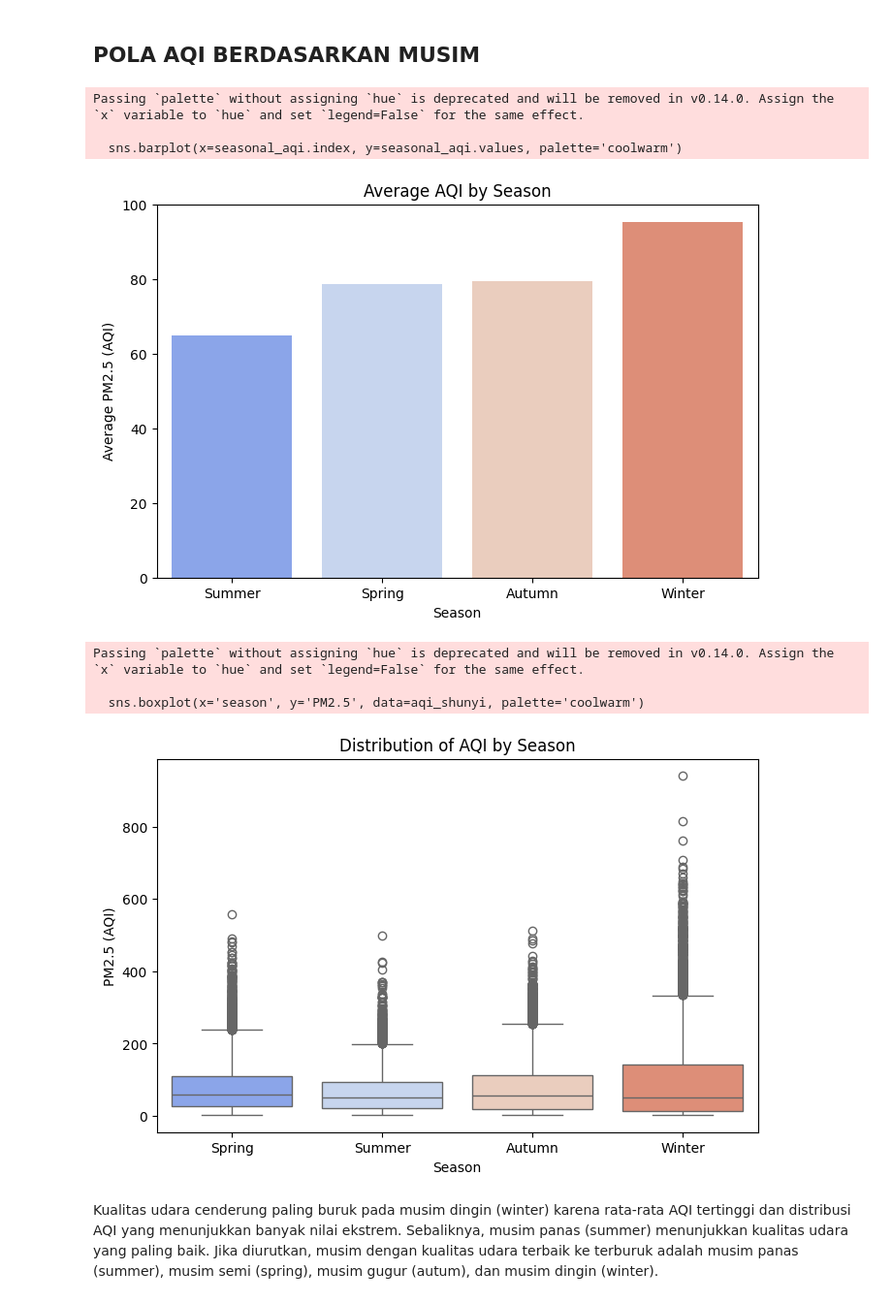
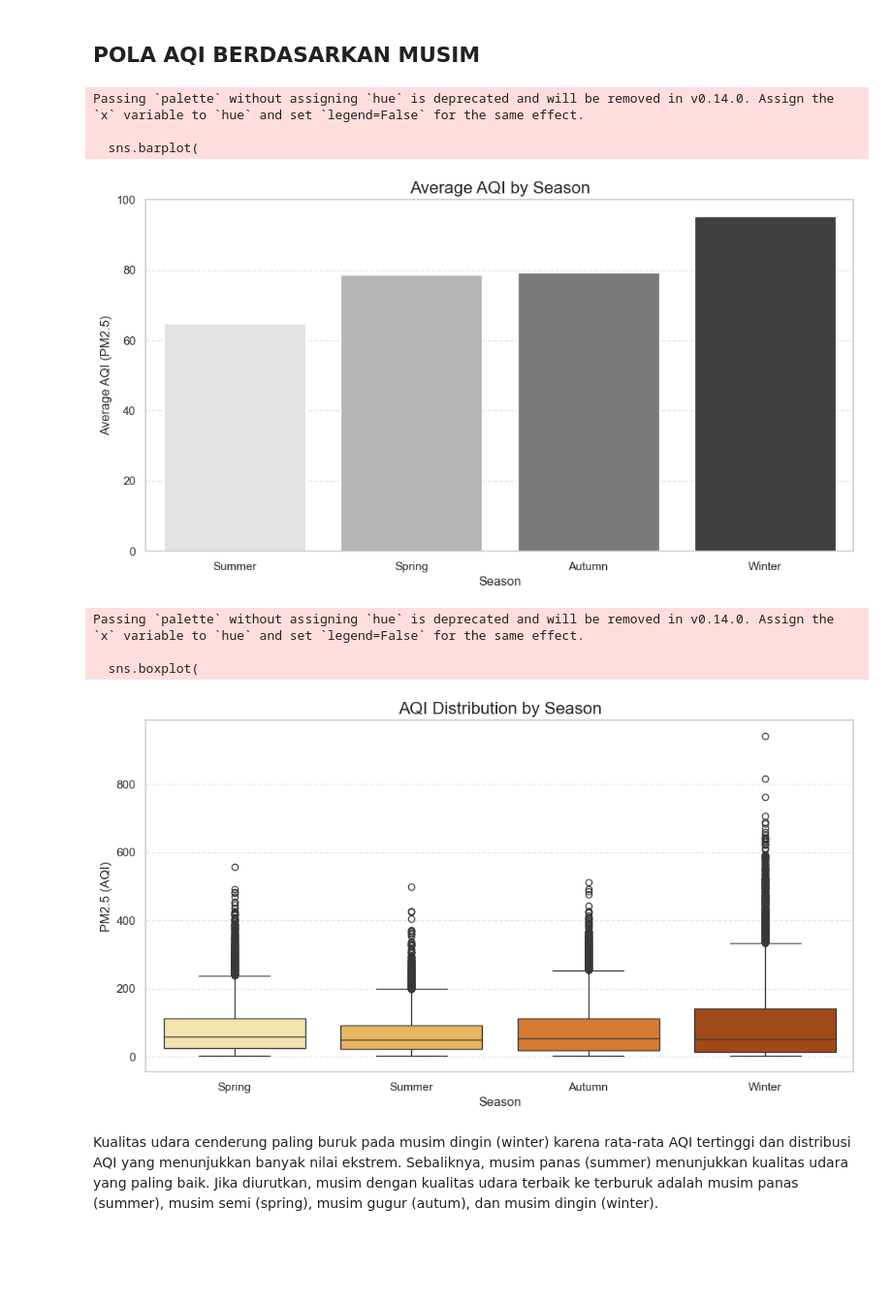
Before and after one commit to ngaeninurul/shunyi_aqi_dashboard, a Jupyter notebook: notebook.ipynb, the cells around one changed output. Shown: that part at 97% size. Saved outputs shown, nothing was run; the diff lists cells and outputs as text; code cells hidden in the pictures; blank space fills up the shorter version.

```diff
--- a/notebook.ipynb
+++ b/notebook.ipynb
@@ -265,10 +279,14 @@ category_counts = aqi_shunyi['aqi_category'].value_counts().sort_index()
 # %%
-# visualisasi tren AQI per tahun
-plt.figure(figsize=(10, 5))
-plt.plot(annual_aqi.index, annual_aqi.values, marker='o', linestyle='-')
-plt.title('Annual Air Quality Index (AQI) Trend in Shunyi (2013-2017)')
-plt.xlabel('Year')
-plt.ylabel('Average AQI (PM2.5)')
-plt.grid()
+# visualisasi AQI tahunan dengan titik per hari
+plt.figure(figsize=(12, 6))
+sns.set(style="whitegrid")
+sns.lineplot(x=daily_aqi.index, y=daily_aqi.values, marker='o', color='navy')
+
+# tambahkan label dan judul
+plt.title("Daily AQI Trend", fontsize=16)
+plt.xlabel("Date", fontsize=12)
+plt.ylabel("AQI (PM2.5)", fontsize=12)
+plt.grid(True)
+plt.tight_layout()
 plt.show()
 # %% [output]
@@ -292,28 +297,41 @@ Terdapat fluktuasi yang cukup tajam pada nilai rata-rata AQI bulanan pada rentan
 ## POLA AQI BERDASARKAN MUSIM
 # %%
 # visualisai rata-rata AQI per musim
-plt.figure(figsize=(8, 5))
-sns.barplot(x=seasonal_aqi.index, y=seasonal_aqi.values, palette='coolwarm')
-plt.title('Average AQI by Season')
-plt.xlabel('Season')
-plt.ylabel('Average PM2.5 (AQI)')
+palette = sns.color_palette("Greys", n_colors=4)
+plt.figure(figsize=(12, 6))
+sns.barplot(
+    x=seasonal_aqi.index,
+    y=seasonal_aqi.values,
+    palette=palette
+)
+plt.title('Average AQI by Season', fontsize=16)
+plt.xlabel('Season', fontsize=12)
+plt.ylabel('Average AQI (PM2.5)', fontsize=12)
+plt.grid(visible=True, axis='y', linestyle='--', alpha=0.5)
 plt.show()
 
 # visualisasi distribusi AQI per musim
-plt.figure(figsize=(8, 5))
-sns.boxplot(x='season', y='PM2.5', data=aqi_shunyi, palette='coolwarm')
-plt.title('Distribution of AQI by Season')
-plt.xlabel('Season')
-plt.ylabel('PM2.5 (AQI)')
+palette = sns.color_palette("YlOrBr", n_colors=4)
+plt.figure(figsize=(12, 6))
+sns.boxplot(
+    x='season',
+    y='PM2.5',
+    data=aqi_shunyi,
+    palette=palette
+)
+plt.title('AQI Distribution by Season', fontsize=16)
+plt.xlabel('Season', fontsize=12)
+plt.ylabel('PM2.5 (AQI)', fontsize=12)
+plt.grid(visible=True, axis='y', linestyle='--', alpha=0.5)
 plt.show()
 # %% [output]
 Passing `palette` without assigning `hue` is deprecated and will be removed in v0.14.0. Assign the `x` variable to `hue` and set `legend=False` for the same effect.
 
-  sns.barplot(x=seasonal_aqi.index, y=seasonal_aqi.values, palette='coolwarm')
+  sns.barplot(
-[figure, old version]
+[figure, new version]
 Passing `palette` without assigning `hue` is deprecated and will be removed in v0.14.0. Assign the `x` variable to `hue` and set `legend=False` for the same effect.
 
-  sns.boxplot(x='season', y='PM2.5', data=aqi_shunyi, palette='coolwarm')
+  sns.boxplot(
-[figure, old version]
+[figure, new version]
 # %% [markdown]
 Kualitas udara cenderung paling buruk pada musim dingin (winter) karena rata-rata AQI tertinggi dan distribusi AQI yang menunjukkan banyak nilai ekstrem. Sebaliknya, musim panas (summer) menunjukkan kualitas udara yang paling baik. Jika diurutkan, musim dengan kualitas udara terbaik ke terburuk adalah musim panas (summer), musim semi (spring), musim gugur (autum), dan musim dingin (winter).
```
Also changed, not shown: parts of 18 cells of this notebook.
